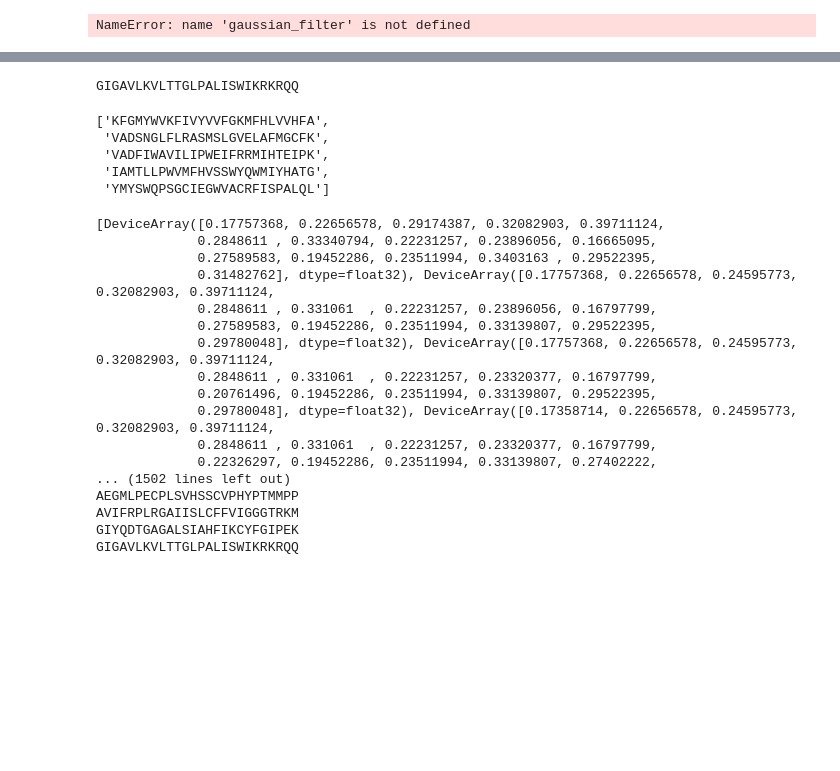
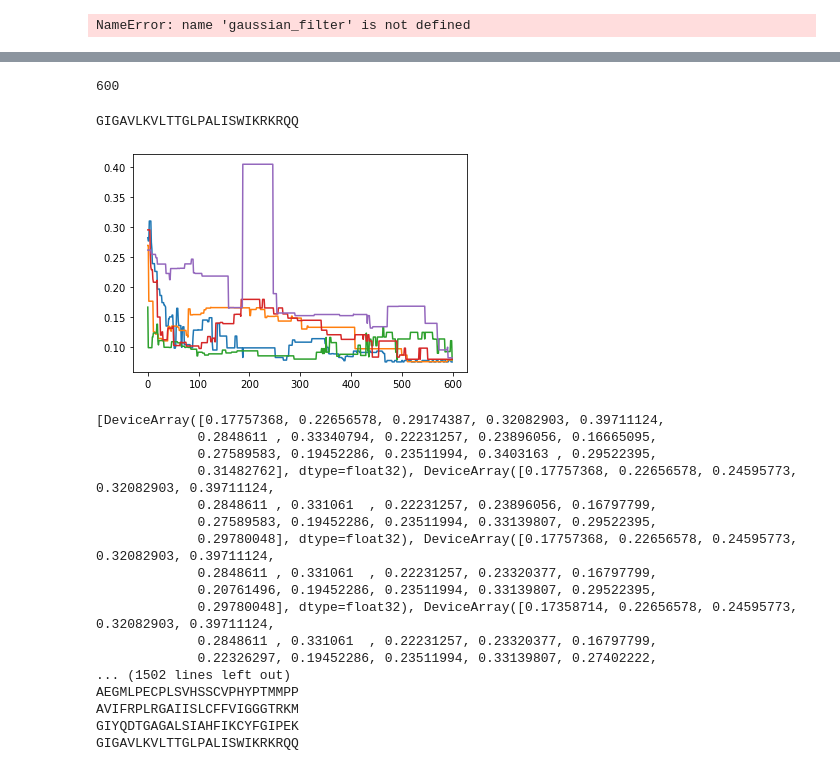
Before and after one commit to ur-whitelab/wazy, a Jupyter notebook: alp.ipynb, the cells around one changed output, grey strips where cells are left out. Cells and saved outputs as stored; diff of their text form; code cells hidden in the pictures; blank space fills up the shorter version.

```diff
--- a/alp.ipynb
+++ b/alp.ipynb
@@ -238,22 +238,28 @@ for i in range(training_steps):
+# %%
+print(len(loss_trace))
+# %% [output]
+600
 # %%
 def beam_search(sampled_vec, final_logits, logits_trace, loss_trace, beam_num=5):
     indices = jnp.argsort(loss_trace[-1])[:beam_num]
     beam_loss = jnp.take(loss_trace[-1], indices)
+    beam_loss_trace = []
     beam_seqs = []
+    jax_loss_trace = jnp.array(loss_trace)
     for idx in indices:
         beam_seqs.append(vec_to_seq(sampled_vec[idx]))
-    return beam_loss, beam_seqs
+        beam_loss_trace.append(jax_loss_trace[:,idx])
+    beam_loss_trace = jnp.array(beam_loss_trace)
+    return beam_loss, beam_loss_trace, beam_seqs
 # %%
 
 print('GIGAVLKVLTTGLPALISWIKRKRQQ')
-beam_search(sampled_vec, final_logits, logits_trace, loss_trace)[-1]
+beam_loss, beam_loss_trace, beam_seqs = beam_search(sampled_vec, final_logits, logits_trace, loss_trace)
+for i in range(5):
+    plt.plot(beam_loss_trace[i])
 # %% [output]
 GIGAVLKVLTTGLPALISWIKRKRQQ
-['KFGMYWVKFIVYVVFGKMFHLVVHFA',
- 'VADSNGLFLRASMSLGVELAFMGCFK',
- 'VADFIWAVILIPWEIFRRMIHTEIPK',
- 'IAMTLLPWVMFHVSSWYQWMIYHATG',
- 'YMYSWQPSGCIEGWVACRFISPALQL']
+[figure, added]
 # %%
 print(loss_trace)
 for vec in sampled_vec:
```
Also changed, not shown: parts of 2 cells of this notebook.
